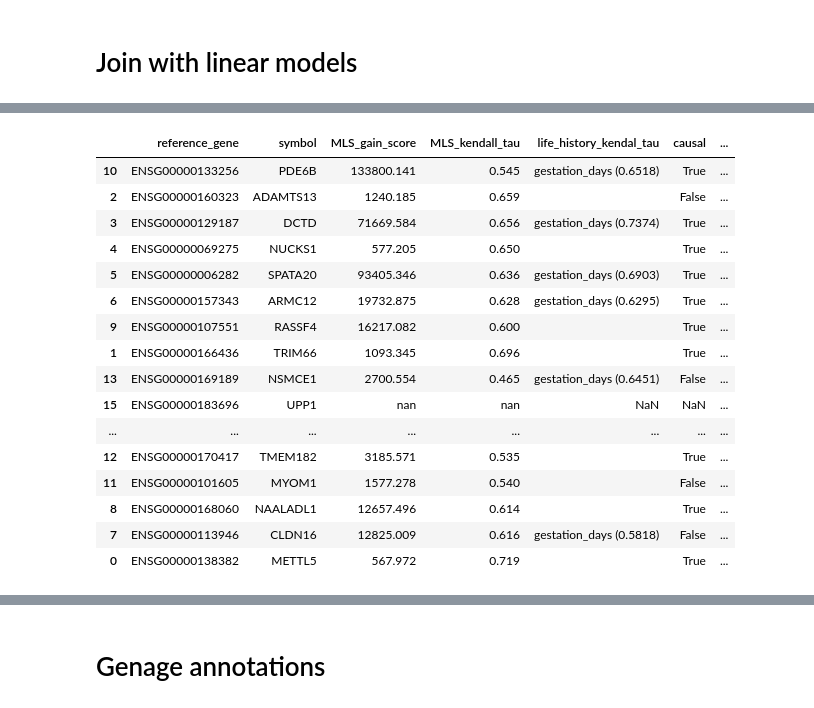
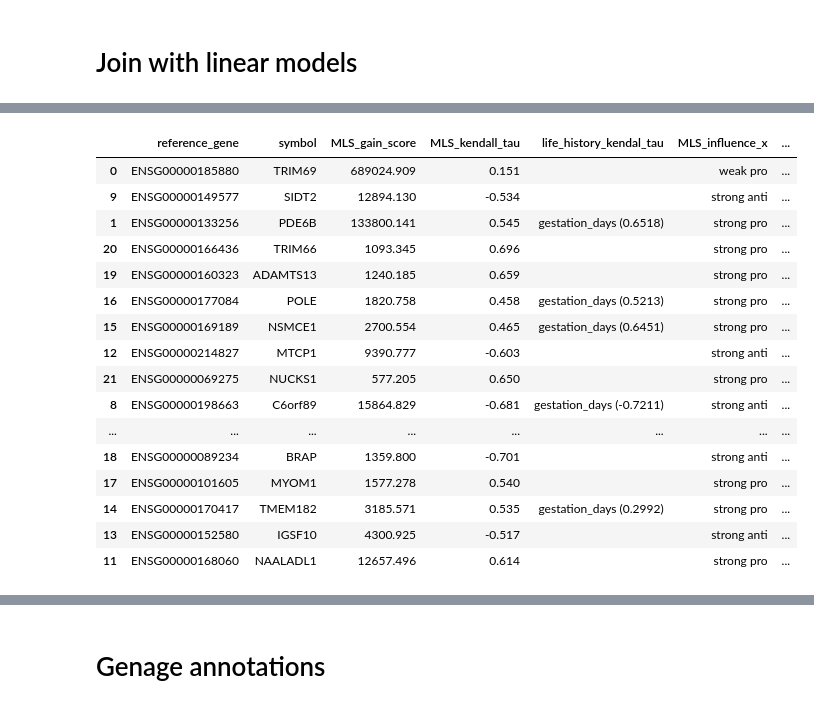
Before and after one commit to antonkulaga/yspecies, a Jupyter notebook: notebooks/results_intersections.ipynb, the cells around one changed output, grey strips where cells are left out. Saved outputs shown, nothing was run; the diff lists cells and outputs as text; code cells hidden in the pictures.

```diff
--- a/notebooks/results_intersections.ipynb
+++ b/notebooks/results_intersections.ipynb
@@ -136,0 +108,8 @@ anti(current, -threshold)
+# %%
+anton_5_5  = pd.read_csv(shap / "5_tissues_species_validation.csv")
+anton_7_5  = pd.read_csv(shap / "7_tissues_species_validation.csv")
+
+old = annotated(pd.read_csv(shap / "5_tissues_anton_species_5_bootstraps.csv", index_col=0), threshold = threshold ) #anton_5_5
+current = annotated(anton_5_5, threshold = threshold)
+current_7 = annotated(anton_7_5, threshold = threshold)
+current
@@ -163,11 +160,11 @@ fathers
 | 57 | C6orf89 |
 | 59 | MTCP1 |
 # %%
-pro_causal_merge = pro(current).merge(fathers, on="symbol", how="left", indicator = True).sort_values(by="_merge", ascending=False)
-pro_causal_merge["_merge"] = pro_causal_merge["_merge"]=="both"
-pro_causal = pro_causal_merge \
+causal_merge = current.merge(fathers, on="symbol", how="left", indicator = True).sort_values(by="_merge", ascending=False)
+causal_merge["_merge"] = causal_merge["_merge"]=="both"
+causal = causal_merge \
   .rename(columns={"_merge": "causal"}) \
   .set_index("reference_gene") \
   .sort_values(by="kendall_tau_to_max_lifespan", ascending=False)
-pro_causal
+causal.head(10)
 # %% [output]
@@ -242,4 +210,4 @@ def shap_with_linear(shap_causal: pd.DataFrame, linear_organ: pd.DataFrame):
   return shap_causal.reset_index().merge(linear_organ,on="symbol", how="left") \
     .rename(columns={"organ": "organs (r^2) in linear models", "life_history": "life_history_kendal_tau", "kendall_tau_to_max_lifespan": "MLS_kendall_tau", "gain_score_to_max_lifespan": "MLS_gain_score"}) \
     .sort_values(by="MLS_kendall_tau", ascending = False) \
-    .set_index("reference_gene")
+    .set_index("reference_gene").sort_values(by="MLS_gain_score", ascending=False)
@@ -280,28 +230,28 @@ anti_all
 # %%
 intersections = locations.output.intersections
-pro_all.to_csv(intersections / "pro_intersections.tsv", sep = "\t", index = True)
-anti_all.to_csv(intersections / "anti_intersections.tsv", sep = "\t", index = True)
+all = shap_with_linear(causal, linear_organ)
+all.to_csv(intersections / "intersections.tsv", sep = "\t", index = True)
 # %%
-pro_all_ext = pro_all.merge(pro(current_7), on=["reference_gene", "symbol"], how="outer", indicator = True) \
+all_ext = all.merge(current_7, on=["reference_gene", "symbol"], how="outer", indicator = True) \
   .sort_values(by="_merge", ascending=False)
-pro_all_ext["_merge"] = pro_all_ext["_merge"].replace({"left_only": "five_tissues_model_only", "right_only": "seven_tissues_model_only"})
-pro_all_ext.to_csv(intersections / "pro_intersections_5_and_7.tsv", sep = "\t", index = False)
-pro_all_ext
+all_ext["_merge"] = all_ext["_merge"].replace({"left_only": "five_tissues_model_only", "right_only": "seven_tissues_model_only"})
+all_ext.to_csv(intersections / "intersections_5_and_7.tsv", sep = "\t", index = False)
+all_ext
 # %% [output]
-|  | reference_gene | symbol | MLS_gain_score | MLS_kendall_tau | life_history_kendal_tau | causal | ... |
-| 10 | ENSG00000133256 | PDE6B | 133800.141 | 0.545 | gestation_days (0.6518) | True | ... |
-| 2 | ENSG00000160323 | ADAMTS13 | 1240.185 | 0.659 |  | False | ... |
-| 3 | ENSG00000129187 | DCTD | 71669.584 | 0.656 | gestation_days (0.7374) | True | ... |
-| 4 | ENSG00000069275 | NUCKS1 | 577.205 | 0.650 |  | True | ... |
-| 5 | ENSG00000006282 | SPATA20 | 93405.346 | 0.636 | gestation_days (0.6903) | True | ... |
-| 6 | ENSG00000157343 | ARMC12 | 19732.875 | 0.628 | gestation_days (0.6295) | True | ... |
-| 9 | ENSG00000107551 | RASSF4 | 16217.082 | 0.600 |  | True | ... |
-| 1 | ENSG00000166436 | TRIM66 | 1093.345 | 0.696 |  | True | ... |
-| 13 | ENSG00000169189 | NSMCE1 | 2700.554 | 0.465 | gestation_days (0.6451) | False | ... |
-| 15 | ENSG00000183696 | UPP1 | nan | nan | NaN | NaN | ... |
+|  | reference_gene | symbol | MLS_gain_score | MLS_kendall_tau | life_history_kendal_tau | MLS_influence_x | ... |
+| 0 | ENSG00000185880 | TRIM69 | 689024.909 | 0.151 |  | weak pro | ... |
+| 9 | ENSG00000149577 | SIDT2 | 12894.130 | -0.534 |  | strong anti | ... |
+| 1 | ENSG00000133256 | PDE6B | 133800.141 | 0.545 | gestation_days (0.6518) | strong pro | ... |
+| 20 | ENSG00000166436 | TRIM66 | 1093.345 | 0.696 |  | strong pro | ... |
+| 19 | ENSG00000160323 | ADAMTS13 | 1240.185 | 0.659 |  | strong pro | ... |
+| 16 | ENSG00000177084 | POLE | 1820.758 | 0.458 | gestation_days (0.5213) | strong pro | ... |
+| 15 | ENSG00000169189 | NSMCE1 | 2700.554 | 0.465 | gestation_days (0.6451) | strong pro | ... |
+| 12 | ENSG00000214827 | MTCP1 | 9390.777 | -0.603 |  | strong anti | ... |
+| 21 | ENSG00000069275 | NUCKS1 | 577.205 | 0.650 |  | strong pro | ... |
+| 8 | ENSG00000198663 | C6orf89 | 15864.829 | -0.681 | gestation_days (-0.7211) | strong anti | ... |
 | ... | ... | ... | ... | ... | ... | ... | ... |
-| 12 | ENSG00000170417 | TMEM182 | 3185.571 | 0.535 |  | True | ... |
-| 11 | ENSG00000101605 | MYOM1 | 1577.278 | 0.540 |  | False | ... |
-| 8 | ENSG00000168060 | NAALADL1 | 12657.496 | 0.614 |  | True | ... |
-| 7 | ENSG00000113946 | CLDN16 | 12825.009 | 0.616 | gestation_days (0.5818) | False | ... |
-| 0 | ENSG00000138382 | METTL5 | 567.972 | 0.719 |  | True | ... |
+| 18 | ENSG00000089234 | BRAP | 1359.800 | -0.701 |  | strong anti | ... |
+| 17 | ENSG00000101605 | MYOM1 | 1577.278 | 0.540 |  | strong pro | ... |
+| 14 | ENSG00000170417 | TMEM182 | 3185.571 | 0.535 | gestation_days (0.2992) | strong pro | ... |
+| 13 | ENSG00000152580 | IGSF10 | 4300.925 | -0.517 |  | strong anti | ... |
+| 11 | ENSG00000168060 | NAALADL1 | 12657.496 | 0.614 |  | strong pro | ... |
```
Also changed, not shown: parts of 28 cells of this notebook, 21 other files.
